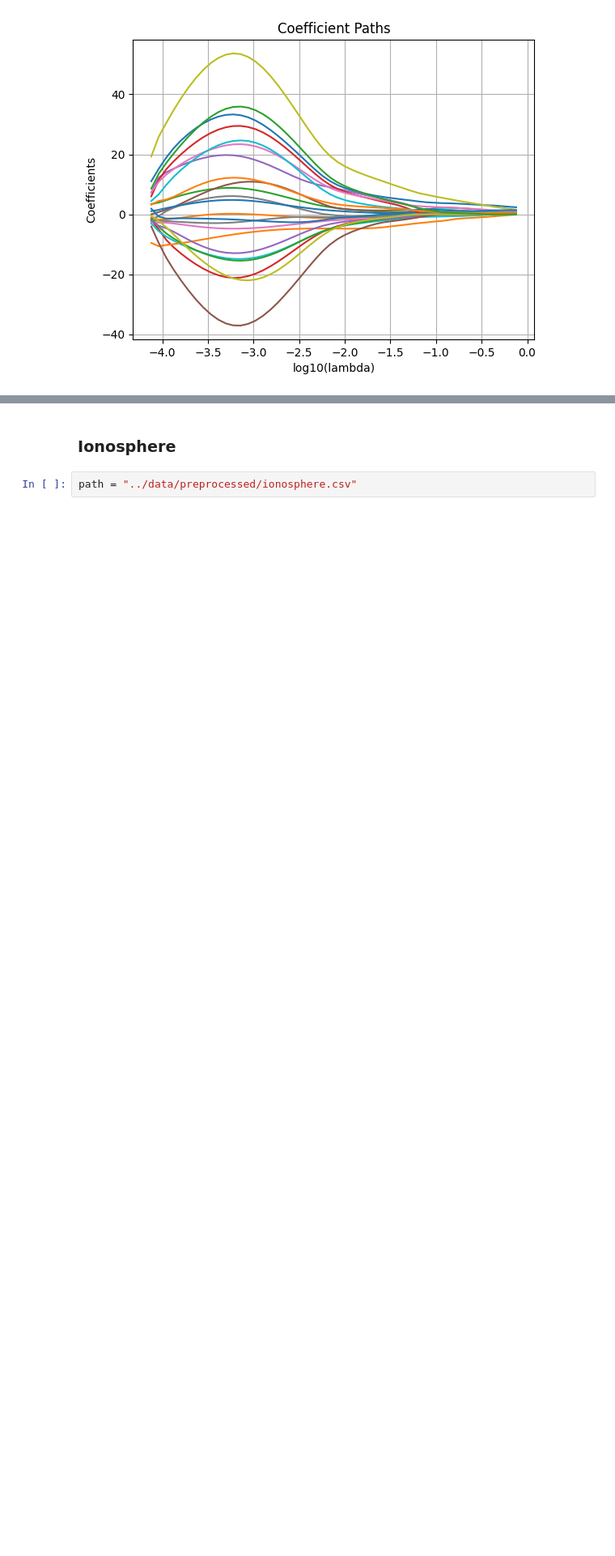
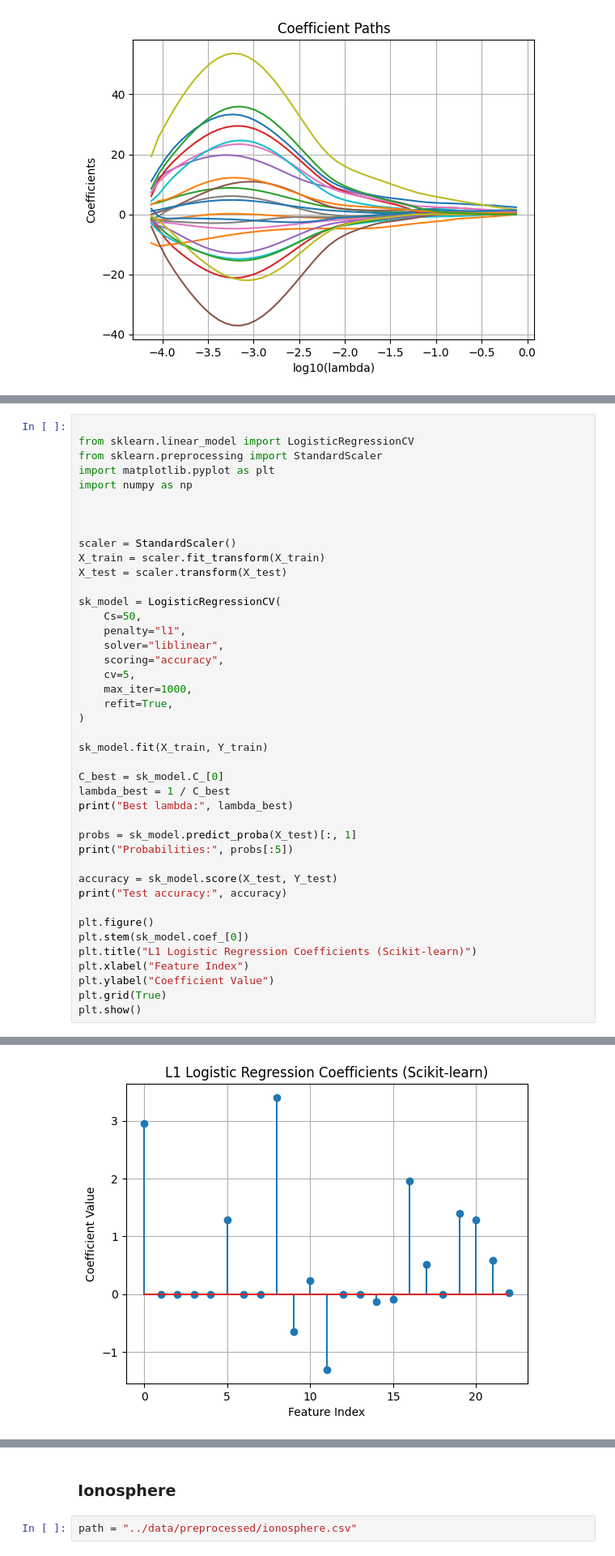
Before and after one commit to CyprienFOURCROY/AdvancedML_Project, a Jupyter notebook: notebooks/main.ipynb, the cells around one changed output, grey strips where cells are left out. Shown at 81% size. Cells and saved outputs as stored; diff of their text form; blank space fills up the shorter version.

Commit message:
Add comparaison with scikit-learn

```diff
--- a/notebooks/main.ipynb
+++ b/notebooks/main.ipynb
@@ -128,0 +131,43 @@ Probabilities: [0.98920662 0.95629453 0.70165935 0.94108394 0.05473092]
+# %%
+
+from sklearn.linear_model import LogisticRegressionCV
+from sklearn.preprocessing import StandardScaler
+import matplotlib.pyplot as plt
+import numpy as np
+
+
+
+scaler = StandardScaler()
+X_train = scaler.fit_transform(X_train)
+X_test = scaler.transform(X_test)
+
+sk_model = LogisticRegressionCV(
+    Cs=50,
+    penalty="l1",
+    solver="liblinear",
+    scoring="accuracy",
+    cv=5,
+    max_iter=1000,
+    refit=True,
+)
+
+sk_model.fit(X_train, Y_train)
+
+C_best = sk_model.C_[0]
+lambda_best = 1 / C_best
+print("Best lambda:", lambda_best)
+
+probs = sk_model.predict_proba(X_test)[:, 1]
+print("Probabilities:", probs[:5])
+
+accuracy = sk_model.score(X_test, Y_test)
+print("Test accuracy:", accuracy)
+
+plt.figure()
+plt.stem(sk_model.coef_[0])
+plt.title("L1 Logistic Regression Coefficients (Scikit-learn)")
+plt.xlabel("Feature Index")
+plt.ylabel("Coefficient Value")
+plt.grid(True)
+plt.show()
+# %% [output]
@@ -128,0 +177 @@ Probabilities: [0.98920662 0.95629453 0.70165935 0.94108394 0.05473092]
+[figure, added]
```
Also changed, not shown: parts of 23 cells of this notebook.
